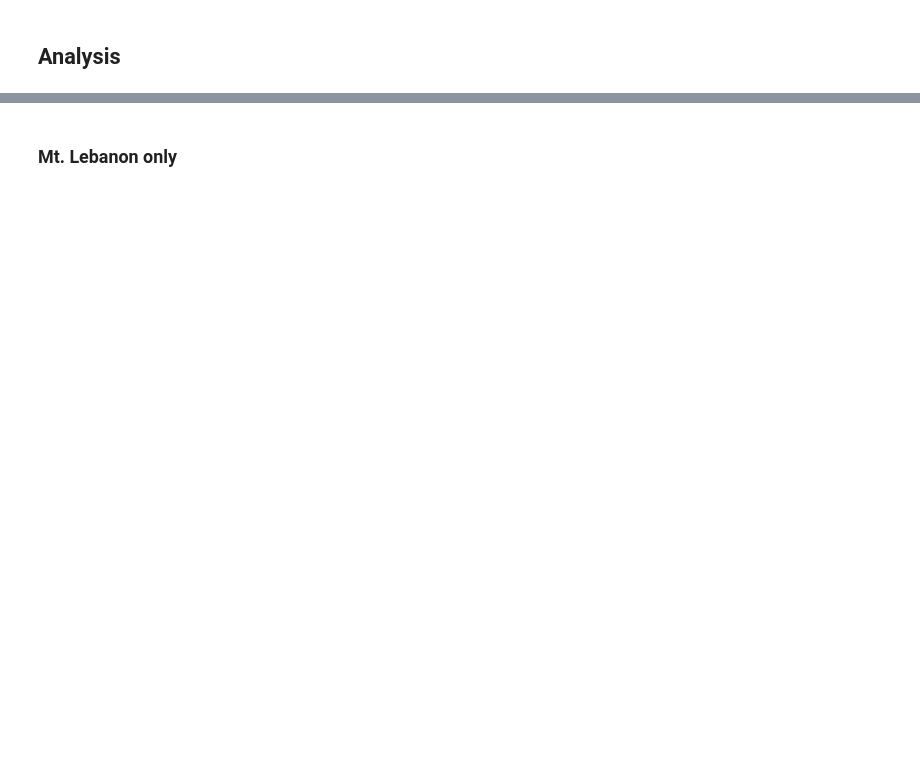
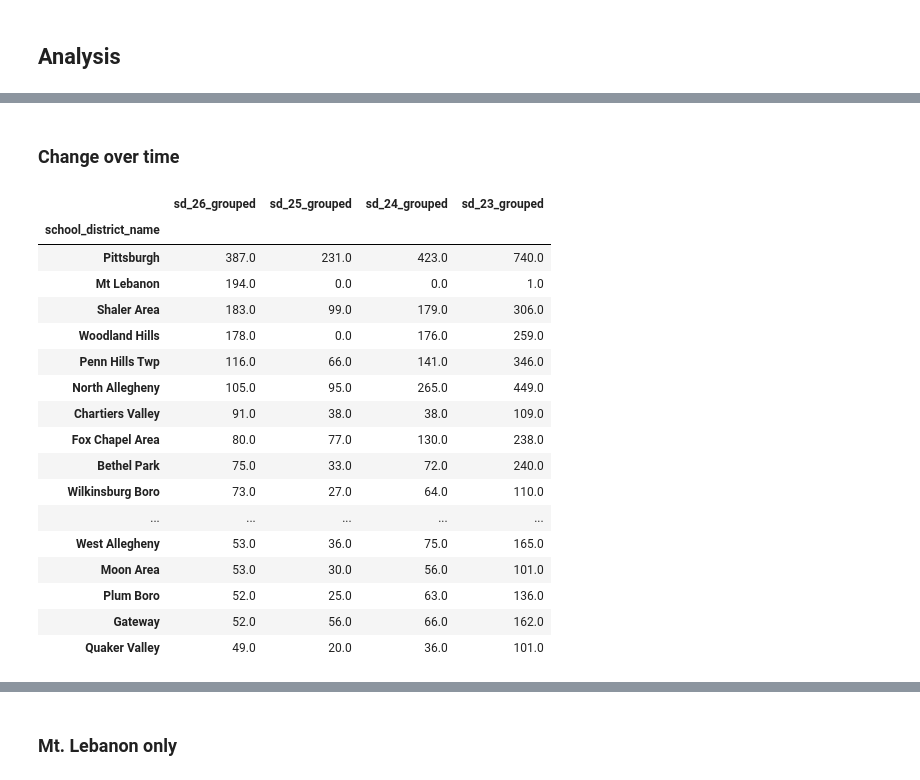
Before and after one commit to miahollie/20261106-assessment-appeals, a Jupyter notebook: appeals_analysis.ipynb, the cells around one changed output, grey strips where cells are left out. Saved outputs shown, nothing was run; the diff lists cells and outputs as text; code cells hidden in the pictures; blank space fills up the shorter version.

```diff
--- a/appeals_analysis.ipynb
+++ b/appeals_analysis.ipynb
@@ -82,0 +200,4 @@ Name: parcel_id, dtype: int64
+# %%
+## filed in 2024, per school district?
+sd_df_24 = sd_df[sd_df['tax_year']==2024]
+sd_df_24.groupby('school_district_name')['_id'].count().sort_values(ascending=False).reset_index().head(20)
@@ -82,0 +222,4 @@ Name: parcel_id, dtype: int64
+# %%
+## filed in 2023, per school district?
+sd_df_23 = sd_df[sd_df['tax_year']==2023]
+sd_df_23.groupby('school_district_name')['_id'].count().sort_values(ascending=False).reset_index().head(20)
@@ -82,0 +244,2 @@ Name: parcel_id, dtype: int64
+# %% [markdown]
+### Change over time
@@ -82,0 +265,22 @@ Name: parcel_id, dtype: int64
+# %%
+all_dfs = pd.concat(df_list_indexed, axis=1).fillna(0)
+all_dfs.head(20)
+# %% [output]
+|  | sd_26_grouped | sd_25_grouped | sd_24_grouped | sd_23_grouped |
+| school_district_name |  |  |  |  |
+| Pittsburgh | 387.0 | 231.0 | 423.0 | 740.0 |
+| Mt Lebanon | 194.0 | 0.0 | 0.0 | 1.0 |
+| Shaler Area | 183.0 | 99.0 | 179.0 | 306.0 |
+| Woodland Hills | 178.0 | 0.0 | 176.0 | 259.0 |
+| Penn Hills Twp | 116.0 | 66.0 | 141.0 | 346.0 |
+| North Allegheny | 105.0 | 95.0 | 265.0 | 449.0 |
+| Chartiers Valley | 91.0 | 38.0 | 38.0 | 109.0 |
+| Fox Chapel Area | 80.0 | 77.0 | 130.0 | 238.0 |
+| Bethel Park | 75.0 | 33.0 | 72.0 | 240.0 |
+| Wilkinsburg Boro | 73.0 | 27.0 | 64.0 | 110.0 |
+| ... | ... | ... | ... | ... |
+| West Allegheny | 53.0 | 36.0 | 75.0 | 165.0 |
+| Moon Area | 53.0 | 30.0 | 56.0 | 101.0 |
+| Plum Boro | 52.0 | 25.0 | 63.0 | 136.0 |
+| Gateway | 52.0 | 56.0 | 66.0 | 162.0 |
+| Quaker Valley | 49.0 | 20.0 | 36.0 | 101.0 |
```
Also changed, not shown: parts of 45 cells of this notebook, 1 other file.
